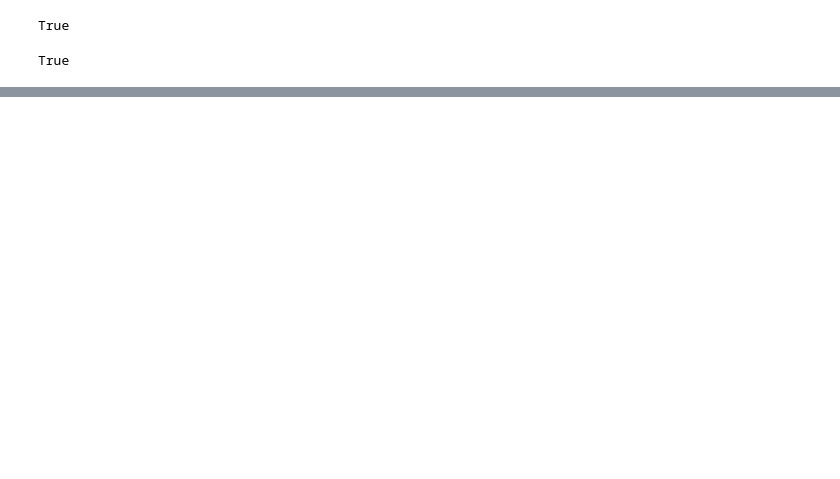
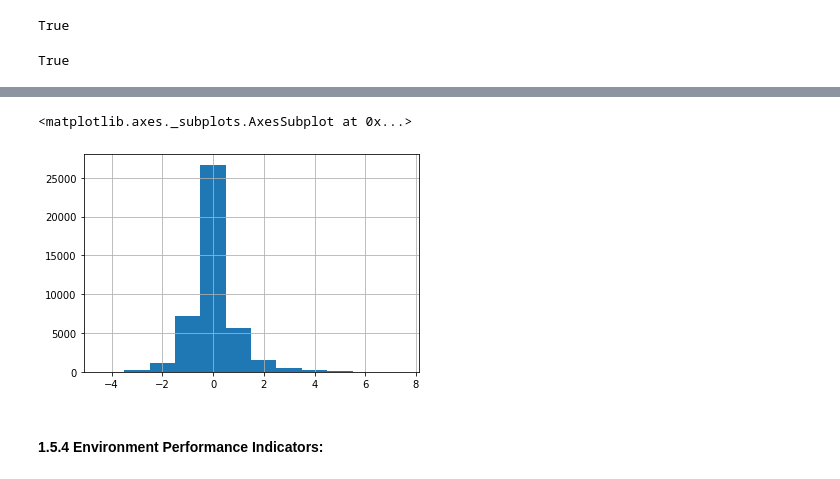
Before and after one commit to pakshingho/ESG, a Jupyter notebook: KLD_Compustat.ipynb, the cells around one changed output, grey strips where cells are left out. Saved outputs shown, nothing was run; the diff lists cells and outputs as text; code cells hidden in the pictures; blank space fills up the shorter version.

```diff
--- a/KLD_Compustat.ipynb
+++ b/KLD_Compustat.ipynb
@@ -441,0 +499,8 @@ True
+# %%
+EMP_pos = data.columns[data.columns.str.contains("emp_str") & ~data.columns.str.contains("emp_str_num")]
+data['EMP_pos'] = data[EMP_pos].sum(axis=1)
+
+EMP_neg = data.columns[data.columns.str.contains("emp_con") & ~data.columns.str.contains("emp_con_num")]
+data['EMP_neg'] = data[EMP_neg].sum(axis=1)
+
+data['ESG_EMP'] = data['EMP_pos'] - data['EMP_neg']
@@ -441,0 +519,7 @@ True
+# %%
+data['ESG_EMP'].hist(bins=12, align='left')
+# %% [output]
+<matplotlib.axes._subplots.AxesSubplot at 0x...>
+[figure, added]
+# %% [markdown]
+#### 1.5.4 Environment Performance Indicators:
```
Also changed, not shown: parts of 38 cells of this notebook.
